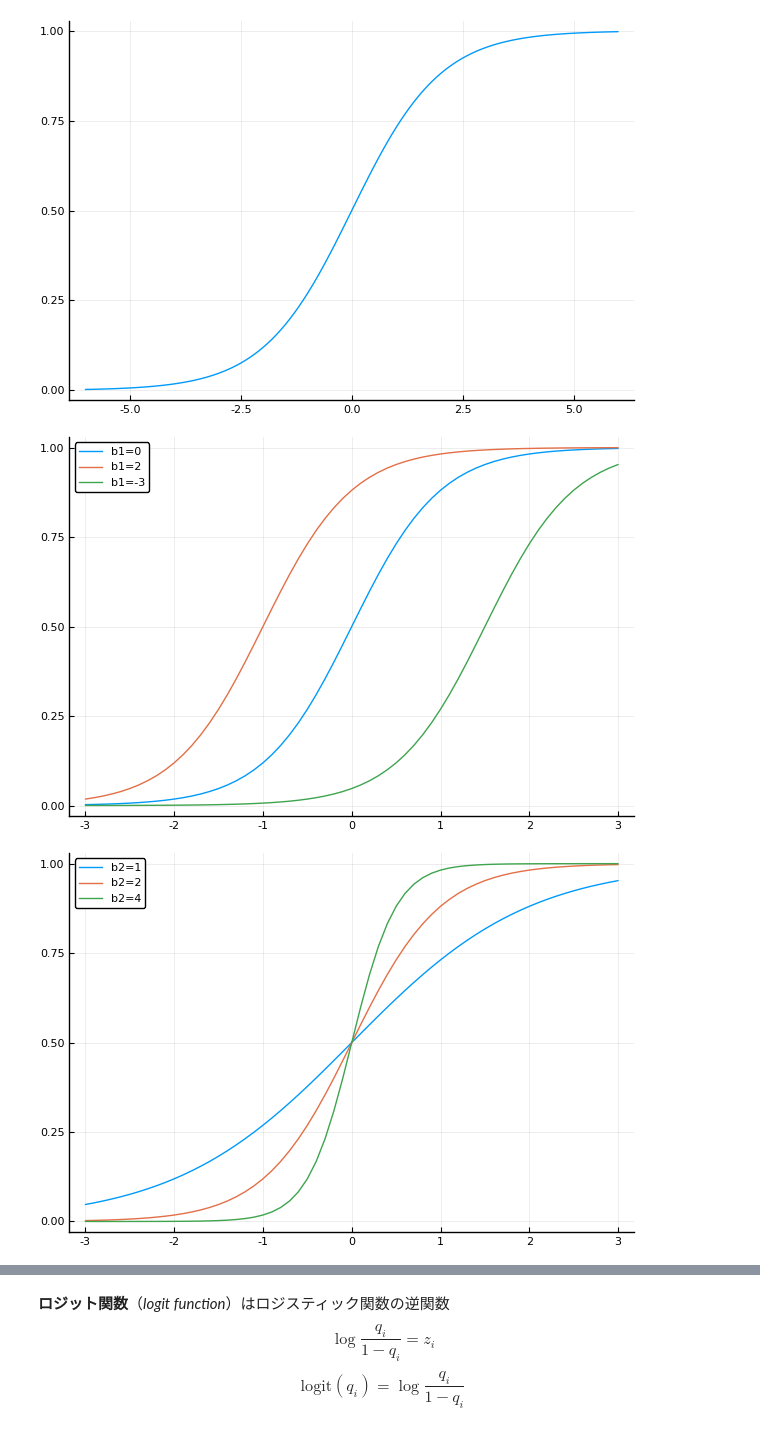
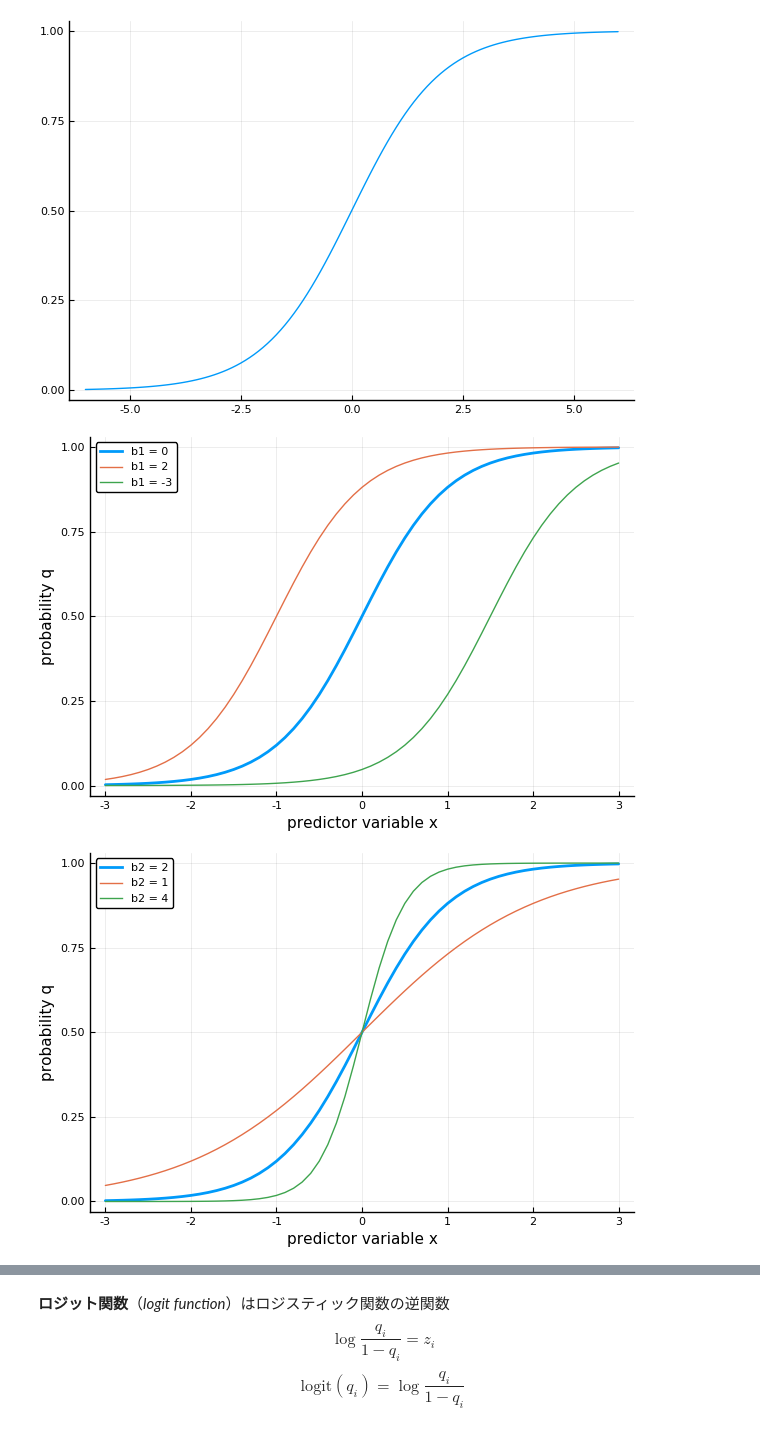
Before and after one commit to JikanBae/kubo-midoribon-julia, a Jupyter notebook: ch6.ipynb, the cells around one changed output, grey strips where cells are left out. Drawn from its saved outputs; the diff is of its cells as text; code cells hidden in the pictures.

```diff
--- a/ch6.ipynb
+++ b/ch6.ipynb
@@ -93,35 +91,35 @@ z = range(-3, stop=3, step=0.1)
 b1 = 0; b2 = 2;
 theta = 1 / b2
 mu = -b1 * theta
-plot(z, cdf.(Logistic(mu, theta), z), label="b1=0")
+plot(z, cdf.(Logistic(mu, theta), z), linewidth=2, xlabel="predictor variable x", ylabel="probability q", label="b1 = 0")
 
 b1 = 2; b2 = 2;
 theta = 1 / b2
 mu = -b1 * theta
-plot!(z, cdf.(Logistic(mu, theta), z), label="b1=2")
+plot!(z, cdf.(Logistic(mu, theta), z), label="b1 = 2")
 
 b1 = -3; b2 = 2;
 theta = 1 / b2
 mu = -b1 * theta
-plot!(z, cdf.(Logistic(mu, theta), z), label="b1=-3")
+plot!(z, cdf.(Logistic(mu, theta), z), label="b1 = -3")
 # %% [output]
-[figure, old version]
+[figure, new version]
 # %%
 z = range(-3, stop=3, step=0.1)
+
+b1 = 0; b2 = 2;
+theta = 1 / b2
+mu = -b1 * theta
+plot(z, cdf.(Logistic(mu, theta), z), xlabel="predictor variable x", ylabel="probability q", label="b2 = 2", linewidth=2)
 
 b1 = 0; b2 = 1;   # 負値が扱えない
 theta = 1 / b2
 mu = -b1 * theta
-plot(z, cdf.(Logistic(mu, theta), z), label="b2=1")
-
-b1 = 0; b2 = 2;
-theta = 1 / b2
-mu = -b1 * theta
-plot!(z, cdf.(Logistic(mu, theta), z), label="b2=2")
+plot!(z, cdf.(Logistic(mu, theta), z), label="b2 = 1")
 
 b1 = 0; b2 = 4;
 theta = 1 / b2
 mu = -b1 * theta
-plot!(z, cdf.(Logistic(mu, theta), z), label="b2=4")
+plot!(z, cdf.(Logistic(mu, theta), z), label="b2 = 4")
 # %% [output]
-[figure, old version]
+[figure, new version]
```
Also changed, not shown: parts of 9 cells of this notebook, 2 other files.
